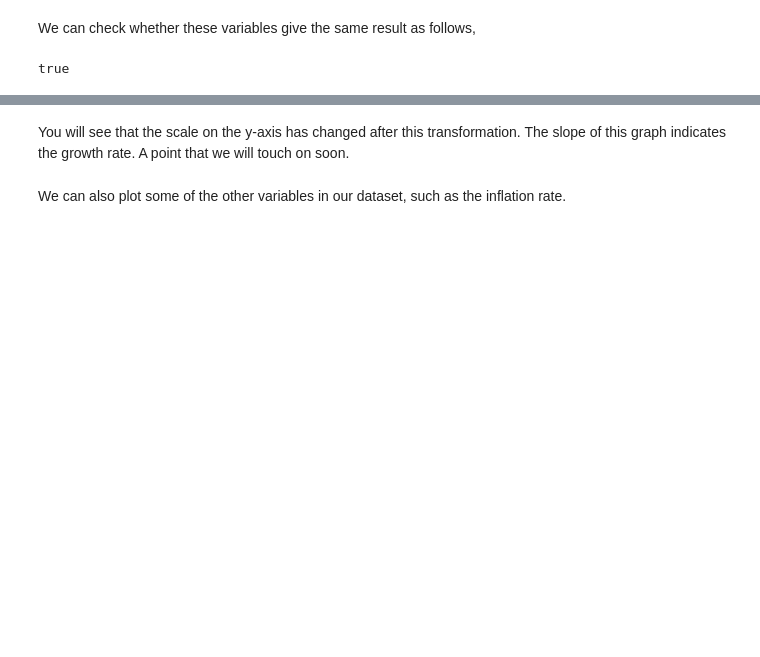
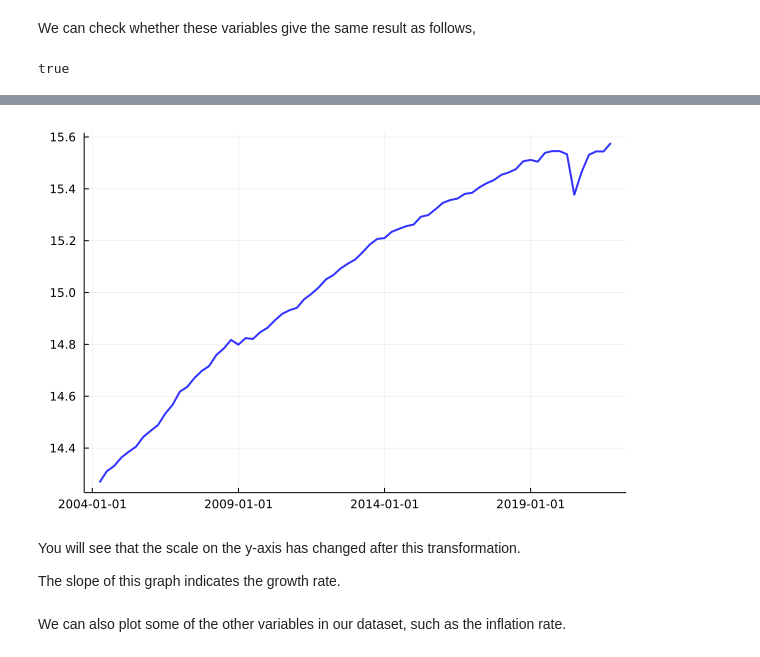
Before and after one commit to DawievLill/DataScience-871, a Jupyter notebook: 05-julia-data/05-julia-data.ipynb, the cells around one changed output, grey strips where cells are left out. Saved outputs shown, nothing was run; the diff lists cells and outputs as text; code cells hidden in the pictures; blank space fills up the shorter version.

```diff
--- a/05-julia-data/05-julia-data.ipynb
+++ b/05-julia-data/05-julia-data.ipynb
@@ -405,9 +415,13 @@ One of the most popular transformations of GDP data is to take a natural logarit
 # %%
 log_gdp = log.(gdp_1); # remember the dot syntax, since we are broadcasting the log over all the values of GDP
 # %%
-plot(date_sa, log_gdp, legend = false, lw = 2, color = :blue, alpha = 0.8)
+Plots.plot(date_sa, log_gdp, legend = false, lw = 2, color = :blue, alpha = 0.8)
+# %% [output]
+[figure, added]
 # %% [markdown]
-You will see that the scale on the y-axis has changed after this transformation. The slope of this graph indicates the growth rate. A point that we will touch on soon.
+You will see that the scale on the y-axis has changed after this transformation.
+
+The slope of this graph indicates the growth rate.
 # %% [markdown]
 We can also plot some of the other variables in our dataset, such as the inflation rate.
 # %%
```
Also changed, not shown: parts of 74 cells of this notebook, 1 other file.
